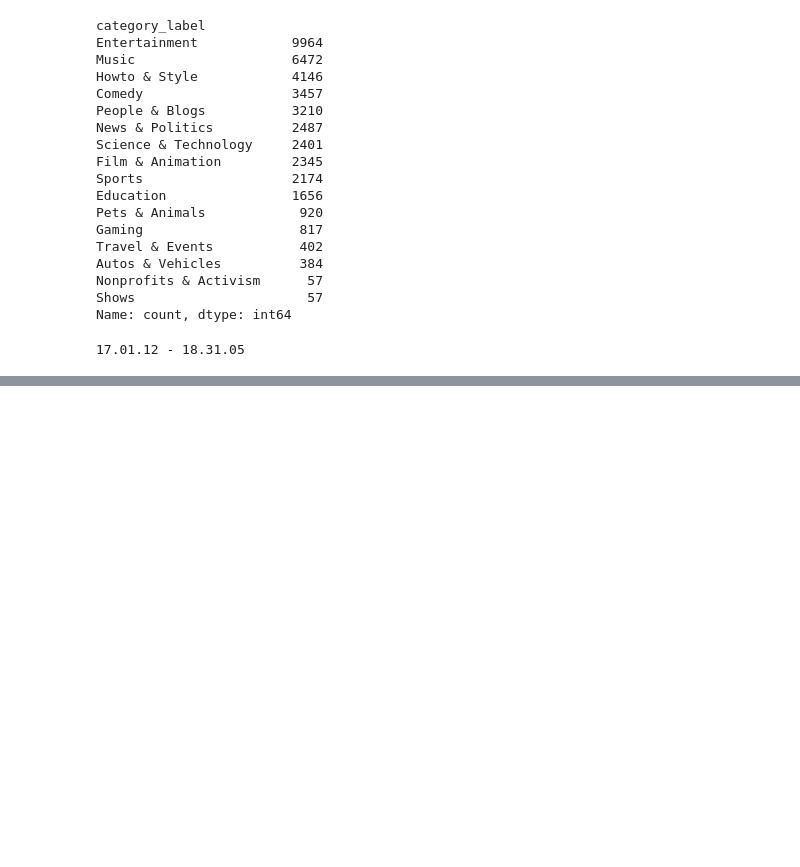
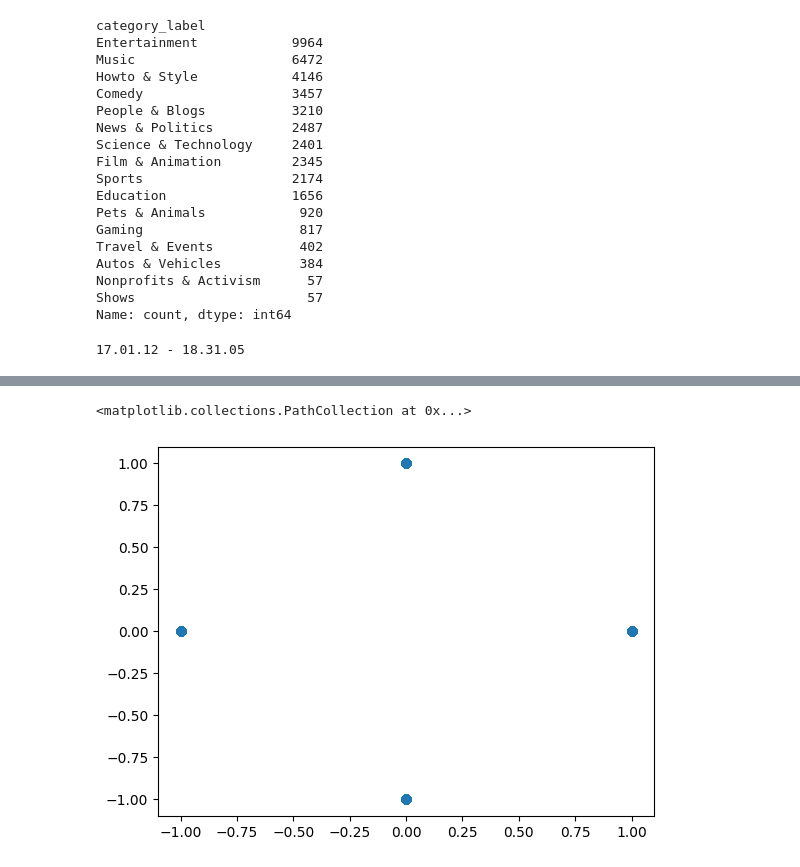
Before and after one commit to julietlawton/youtube-views-prediction, a Jupyter notebook: project.ipynb, the cells around one changed output, grey strips where cells are left out. Cells and saved outputs as stored; diff of their text form; code cells hidden in the pictures; blank space fills up the shorter version.

```diff
--- a/project.ipynb
+++ b/project.ipynb
@@ -147,0 +311,5 @@ ax.set_yscale('log')
+# %%
+plt.scatter(youtube_df['time_of_day_x_coord'], youtube_df['time_of_day_y_coord'])
+# %% [output]
+<matplotlib.collections.PathCollection at 0x...>
+[figure, added]
```
Also changed, not shown: parts of 22 cells of this notebook.
